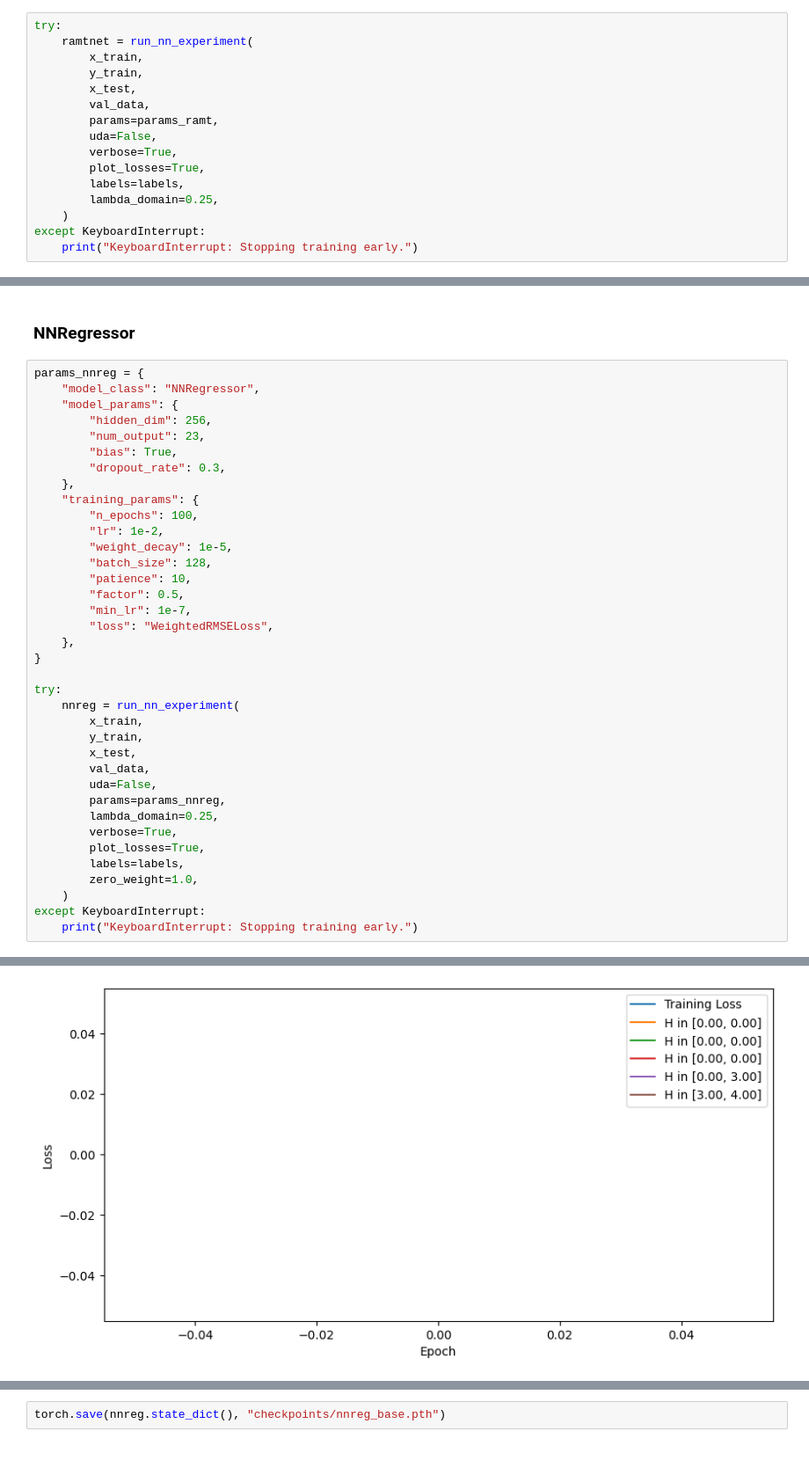
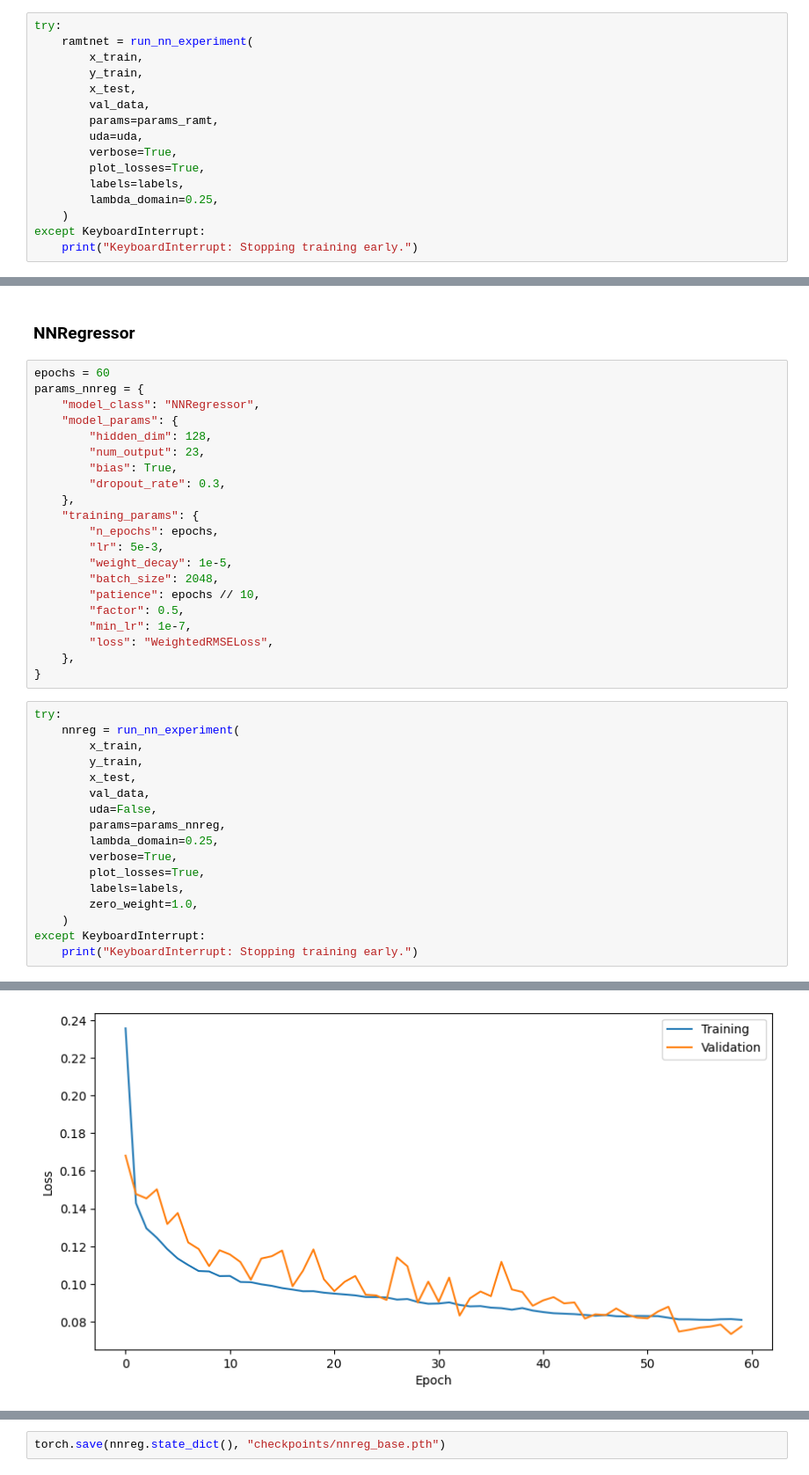
Before and after one commit to killian31/IdGas, a Jupyter notebook: train.ipynb, the cells around one changed output, grey strips where cells are left out. Shown at 88% size. Drawn from its saved outputs; the diff is of its cells as text.

```diff
--- a/train.ipynb
+++ b/train.ipynb
@@ -370,7 +375,7 @@ try:
         x_test,
         val_data,
         params=params_ramt,
-        uda=False,
+        uda=uda,
         verbose=True,
         plot_losses=True,
         labels=labels,
@@ -440,26 +562,27 @@ torch.save(reg_v3.state_dict(), "checkpoints/reg_v3_base.pth")
 # %% [markdown]
 ### NNRegressor
+# %%
+epochs = 60
+params_nnreg = {
+    "model_class": "NNRegressor",
+    "model_params": {
+        "hidden_dim": 128,
+        "num_output": 23,
+        "bias": True,
+        "dropout_rate": 0.3,
+    },
+    "training_params": {
+        "n_epochs": epochs,
+        "lr": 5e-3,
+        "weight_decay": 1e-5,
+        "batch_size": 2048,
+        "patience": epochs // 10,
+        "factor": 0.5,
+        "min_lr": 1e-7,
+        "loss": "WeightedRMSELoss",
+    },
+}
 # %%
-params_nnreg = {
-    "model_class": "NNRegressor",
-    "model_params": {
-        "hidden_dim": 256,
-        "num_output": 23,
-        "bias": True,
-        "dropout_rate": 0.3,
-    },
-    "training_params": {
-        "n_epochs": 100,
-        "lr": 1e-2,
-        "weight_decay": 1e-5,
-        "batch_size": 128,
-        "patience": 10,
-        "factor": 0.5,
-        "min_lr": 1e-7,
-        "loss": "WeightedRMSELoss",
-    },
-}
-
 try:
     nnreg = run_nn_experiment(
         x_train,
@@ -481,4 +605,4 @@ Number of trainable parameters: 41111
-[figure, old version]
+[figure, new version]
 # %%
 print(f"Weighted RMSE on validation set: {evaluate_model(nnreg, x_val, y_val):.4f}")
 # %% [output]
```
Also changed, not shown: parts of 40 cells of this notebook, 1 other file.
